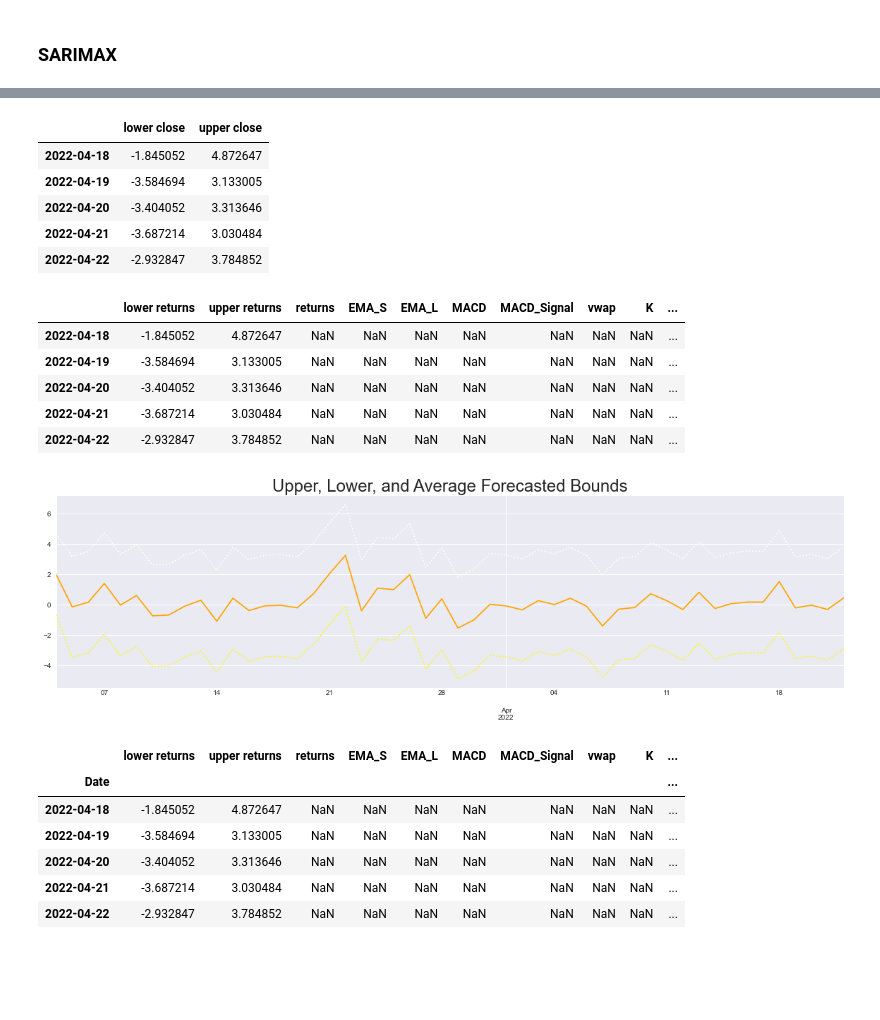
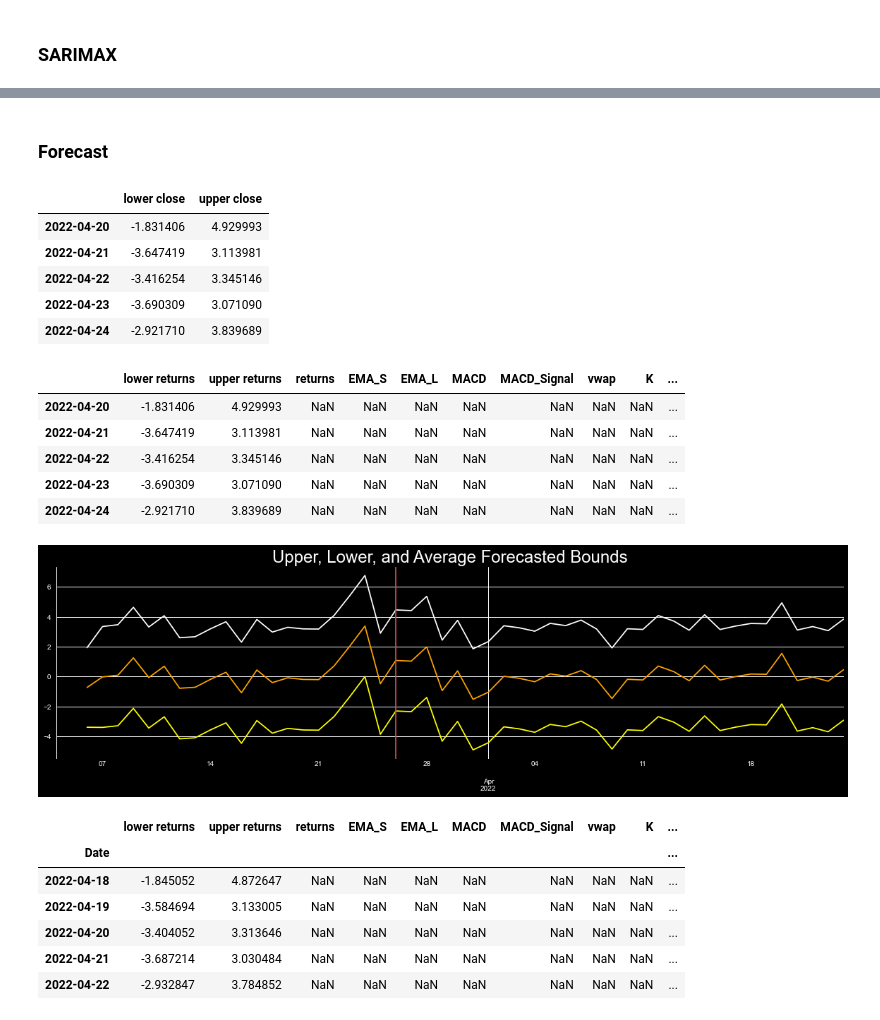
Before and after one commit to rdifazio13/PROJECT_2, a Jupyter notebook: Project_2_Forecast_Returns.ipynb, the cells around one changed output, grey strips where cells are left out. Saved outputs shown, nothing was run; the diff lists cells and outputs as text; code cells hidden in the pictures; blank space fills up the shorter version.

```diff
--- a/Project_2_Forecast_Returns.ipynb
+++ b/Project_2_Forecast_Returns.ipynb
@@ -926,8 +1030,9 @@ Warnings:
 # %% [markdown]
 ### SARIMAX
 # %%
+# Plot a Sarimax model, using the p,d,q order provided by the above model summary and view output, will compare later down.
 model_ret_sarimax = SARIMAX(df.close, exog = df.iloc[:, 1:],
-                            order = (2,0,2), seasonal_order = (1,0,0,5))
+                            order = (3,0,2), seasonal_order = (1,0,0,5))
 results_ret_sarimax = model_ret_sarimax.fit()
 
 df_pred_sarimax = results_ret_sarimax.predict(start = start_date, end = end_date,
@@ -998,13 +1111,17 @@ plt.show()
+# %% [markdown]
+### Forecast
 # %%
 pred_ci.tail()
 # %% [output]
 |  | lower close | upper close |
-| 2022-04-18 | -1.845052 | 4.872647 |
-| 2022-04-19 | -3.584694 | 3.133005 |
-| 2022-04-20 | -3.404052 | 3.313646 |
-| 2022-04-21 | -3.687214 | 3.030484 |
-| 2022-04-22 | -2.932847 | 3.784852 |
+| 2022-04-20 | -1.831406 | 4.929993 |
+| 2022-04-21 | -3.647419 | 3.113981 |
+| 2022-04-22 | -3.416254 | 3.345146 |
+| 2022-04-23 | -3.690309 | 3.071090 |
+| 2022-04-24 | -2.921710 | 3.839689 |
 # %%
+# lets combine our tables, change the column names to be labeled better,
+# and create an Average Upper and lower column that averages the above dataframe
 newdf = pd.concat([pred_ci, df_test], axis=1)
 newdf = newdf.rename(columns={"close": "returns","lower close": "lower returns","upper close": "upper returns"})
 newdf2 = pd.concat([newdf, dfc['close']['2022-03-04':]], axis=1)
@@ -1012,19 +1129,21 @@ newdf2['Average Upper & Lower'] = newdf2[['lower returns', 'upper returns']].mea
 newdf2.tail()
 # %% [output]
 |  | lower returns | upper returns | returns | EMA_S | EMA_L | MACD | MACD_Signal | vwap | K | ... |
-| 2022-04-18 | -1.845052 | 4.872647 | NaN | NaN | NaN | NaN | NaN | NaN | NaN | ... |
-| 2022-04-19 | -3.584694 | 3.133005 | NaN | NaN | NaN | NaN | NaN | NaN | NaN | ... |
-| 2022-04-20 | -3.404052 | 3.313646 | NaN | NaN | NaN | NaN | NaN | NaN | NaN | ... |
-| 2022-04-21 | -3.687214 | 3.030484 | NaN | NaN | NaN | NaN | NaN | NaN | NaN | ... |
-| 2022-04-22 | -2.932847 | 3.784852 | NaN | NaN | NaN | NaN | NaN | NaN | NaN | ... |
+| 2022-04-20 | -1.831406 | 4.929993 | NaN | NaN | NaN | NaN | NaN | NaN | NaN | ... |
+| 2022-04-21 | -3.647419 | 3.113981 | NaN | NaN | NaN | NaN | NaN | NaN | NaN | ... |
+| 2022-04-22 | -3.416254 | 3.345146 | NaN | NaN | NaN | NaN | NaN | NaN | NaN | ... |
+| 2022-04-23 | -3.690309 | 3.071090 | NaN | NaN | NaN | NaN | NaN | NaN | NaN | ... |
+| 2022-04-24 | -2.921710 | 3.839689 | NaN | NaN | NaN | NaN | NaN | NaN | NaN | ... |
 # %%
-newdf2['lower returns'].plot(figsize = (20,5), linestyle='dotted', color = "yellow",legend=None)
-newdf2['upper returns'].plot(linestyle='dotted', color = "white",legend=None)
+# Lets plot the columns lower, upper, and average columns in dark mode, where the red verticle line represents todays date
+newdf2['lower returns'].plot(figsize = (20,5), color = "yellow",legend=None)
+newdf2['upper returns'].plot(color = "white",legend=None)
 newdf2['Average Upper & Lower'].plot(color = "orange",legend=None)
 plt.style.use('dark_background')
 plt.title("Upper, Lower, and Average Forecasted Bounds", size = 24)
+plt.axvline(pd.Timestamp(end),color='r')
 plt.legend = False
 plt.show()
 # %% [output]
-[figure, old version]
+[figure, new version]
 # %%
```
Also changed, not shown: parts of 83 cells of this notebook.
